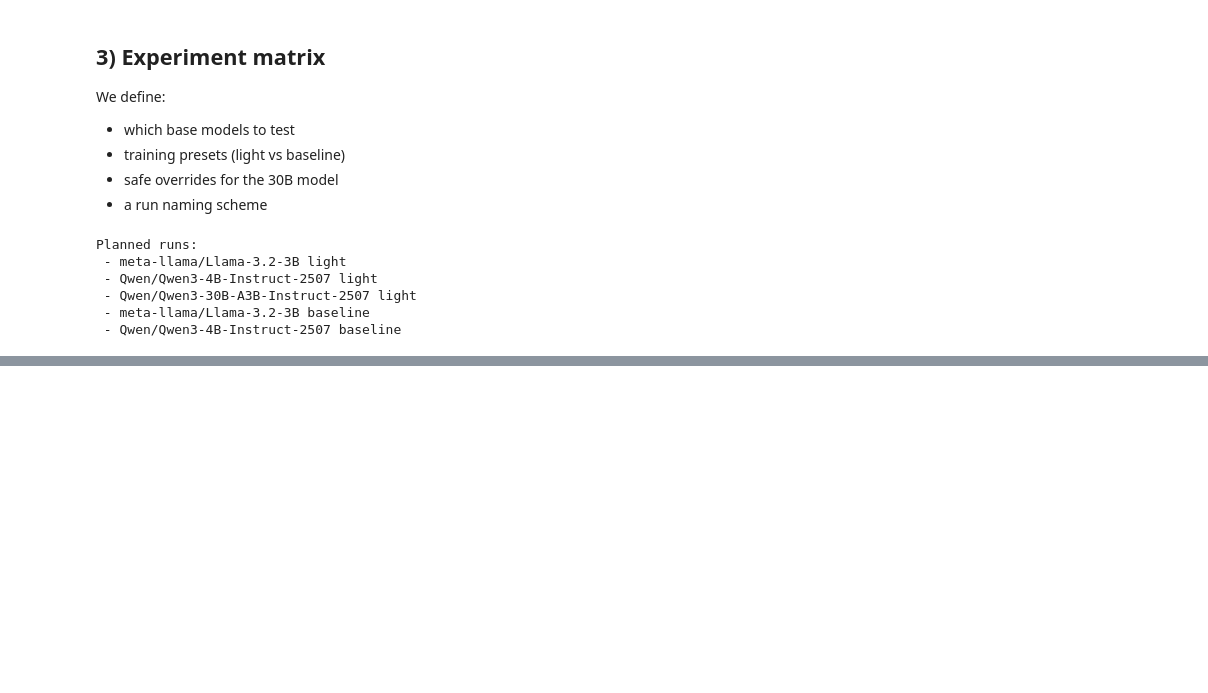
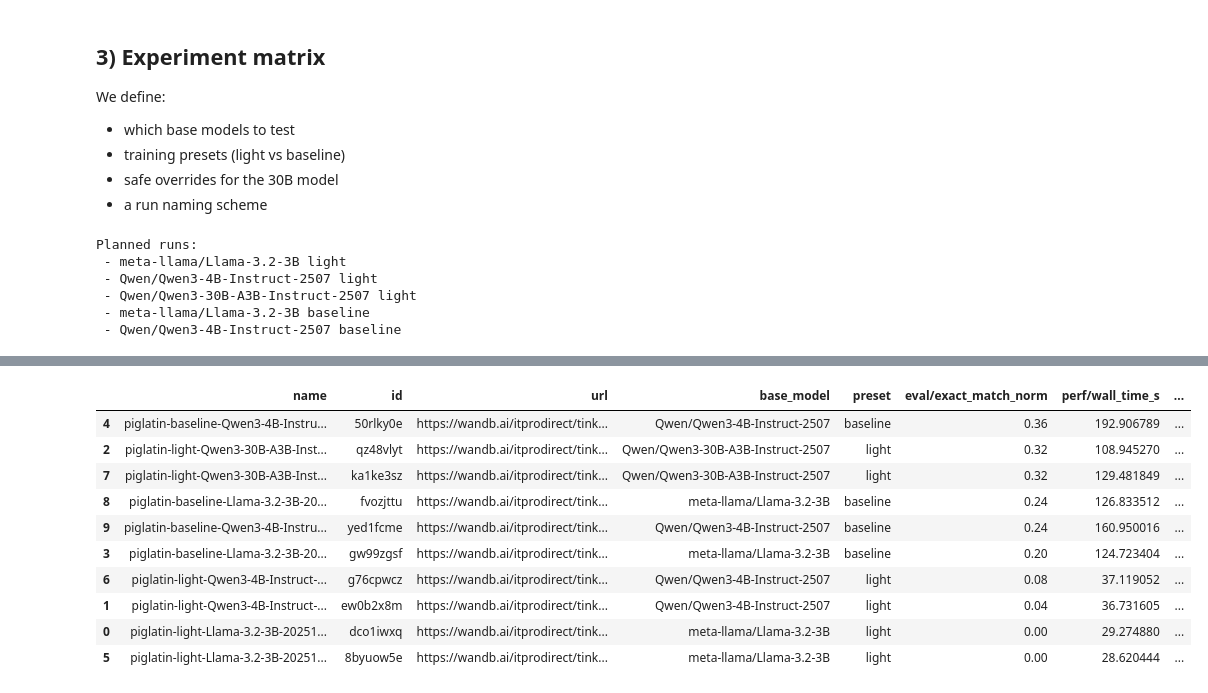
Before and after one commit to itprodirect/Tinker-hello-world-notebooks, a Jupyter notebook: notebooks/04_piglatin_multimodel_benchmark_wandb.ipynb, the cells around one changed output, grey strips where cells are left out. Saved outputs shown, nothing was run; the diff lists cells and outputs as text; code cells hidden in the pictures; blank space fills up the shorter version.

```diff
--- a/notebooks/04_piglatin_multimodel_benchmark_wandb.ipynb
+++ b/notebooks/04_piglatin_multimodel_benchmark_wandb.ipynb
@@ -584,0 +685,50 @@ Run history:
+# %%
+import wandb
+import pandas as pd
+
+ENTITY  = WANDB_ENTITY
+PROJECT = WANDB_PROJECT
+GROUP   = WANDB_GROUP
+
+api = wandb.Api()
+runs = api.runs(f"{ENTITY}/{PROJECT}", {"state": "finished"})
+
+rows = []
+for r in runs:
+    # filter to this notebook’s runs (and optionally group)
+    if not (r.name or "").startswith("piglatin-"):
+        continue
+    if GROUP and (r.group != GROUP):
+        continue
+
+    s = dict(r.summary)
+    c = dict(r.config)
+
+    rows.append({
+        "name": r.name,
+        "id": r.id,
+        "url": r.url,
+        "base_model": c.get("base_model") or c.get("model") or c.get("model_name"),
+        "preset": c.get("preset"),
+        "eval/exact_match_norm": s.get("eval/exact_match_norm"),
+        "perf/wall_time_s": s.get("perf/wall_time_s"),
+        "perf/avg_step_time_s": s.get("perf/avg_step_time_s"),
+        "perf/est_completion_tokens_total": s.get("perf/est_completion_tokens_total"),
+    })
+
+df_wandb = pd.DataFrame(rows)
+
+df_wandb_sorted = df_wandb.sort_values("eval/exact_match_norm", ascending=False)
+display(df_wandb_sorted.head(25))
+# %% [output]
+|  | name | id | url | base_model | preset | eval/exact_match_norm | perf/wall_time_s | ... |
+| 4 | piglatin-baseline-Qwen3-4B-Instru... | 50rlky0e | https://wandb.ai/itprodirect/tink... | Qwen/Qwen3-4B-Instruct-2507 | baseline | 0.36 | 192.906789 | ... |
+| 2 | piglatin-light-Qwen3-30B-A3B-Inst... | qz48vlyt | https://wandb.ai/itprodirect/tink... | Qwen/Qwen3-30B-A3B-Instruct-2507 | light | 0.32 | 108.945270 | ... |
+| 7 | piglatin-light-Qwen3-30B-A3B-Inst... | ka1ke3sz | https://wandb.ai/itprodirect/tink... | Qwen/Qwen3-30B-A3B-Instruct-2507 | light | 0.32 | 129.481849 | ... |
+| 8 | piglatin-baseline-Llama-3.2-3B-20... | fvozjttu | https://wandb.ai/itprodirect/tink... | meta-llama/Llama-3.2-3B | baseline | 0.24 | 126.833512 | ... |
+| 9 | piglatin-baseline-Qwen3-4B-Instru... | yed1fcme | https://wandb.ai/itprodirect/tink... | Qwen/Qwen3-4B-Instruct-2507 | baseline | 0.24 | 160.950016 | ... |
+| 3 | piglatin-baseline-Llama-3.2-3B-20... | gw99zgsf | https://wandb.ai/itprodirect/tink... | meta-llama/Llama-3.2-3B | baseline | 0.20 | 124.723404 | ... |
+| 6 | piglatin-light-Qwen3-4B-Instruct-... | g76cpwcz | https://wandb.ai/itprodirect/tink... | Qwen/Qwen3-4B-Instruct-2507 | light | 0.08 | 37.119052 | ... |
+| 1 | piglatin-light-Qwen3-4B-Instruct-... | ew0b2x8m | https://wandb.ai/itprodirect/tink... | Qwen/Qwen3-4B-Instruct-2507 | light | 0.04 | 36.731605 | ... |
+| 0 | piglatin-light-Llama-3.2-3B-20251... | dco1iwxq | https://wandb.ai/itprodirect/tink... | meta-llama/Llama-3.2-3B | light | 0.00 | 29.274880 | ... |
+| 5 | piglatin-light-Llama-3.2-3B-20251... | 8byuow5e | https://wandb.ai/itprodirect/tink... | meta-llama/Llama-3.2-3B | light | 0.00 | 28.620444 | ... |
```
Also changed, not shown: parts of 25 cells of this notebook, 1 other file.
